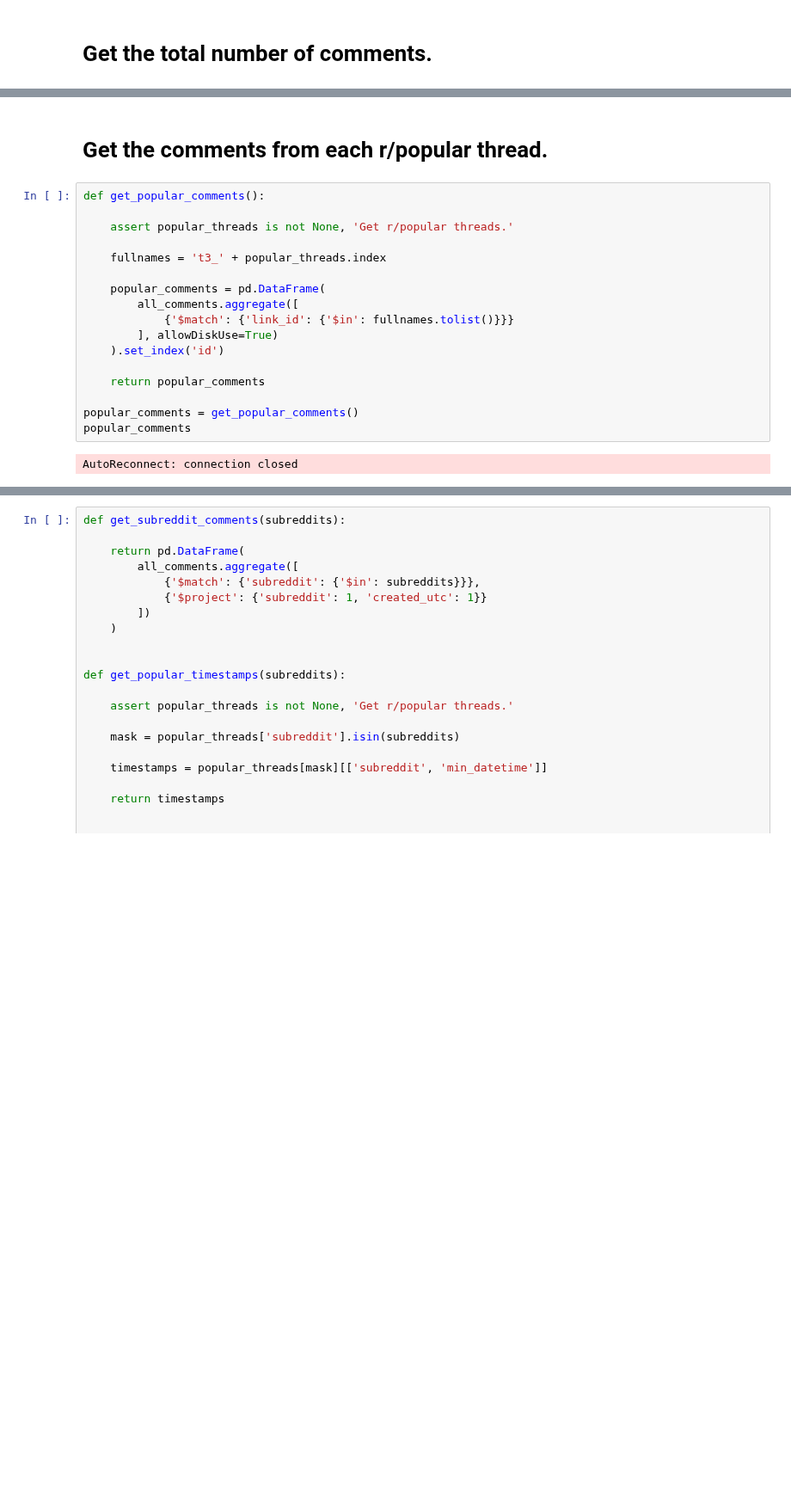
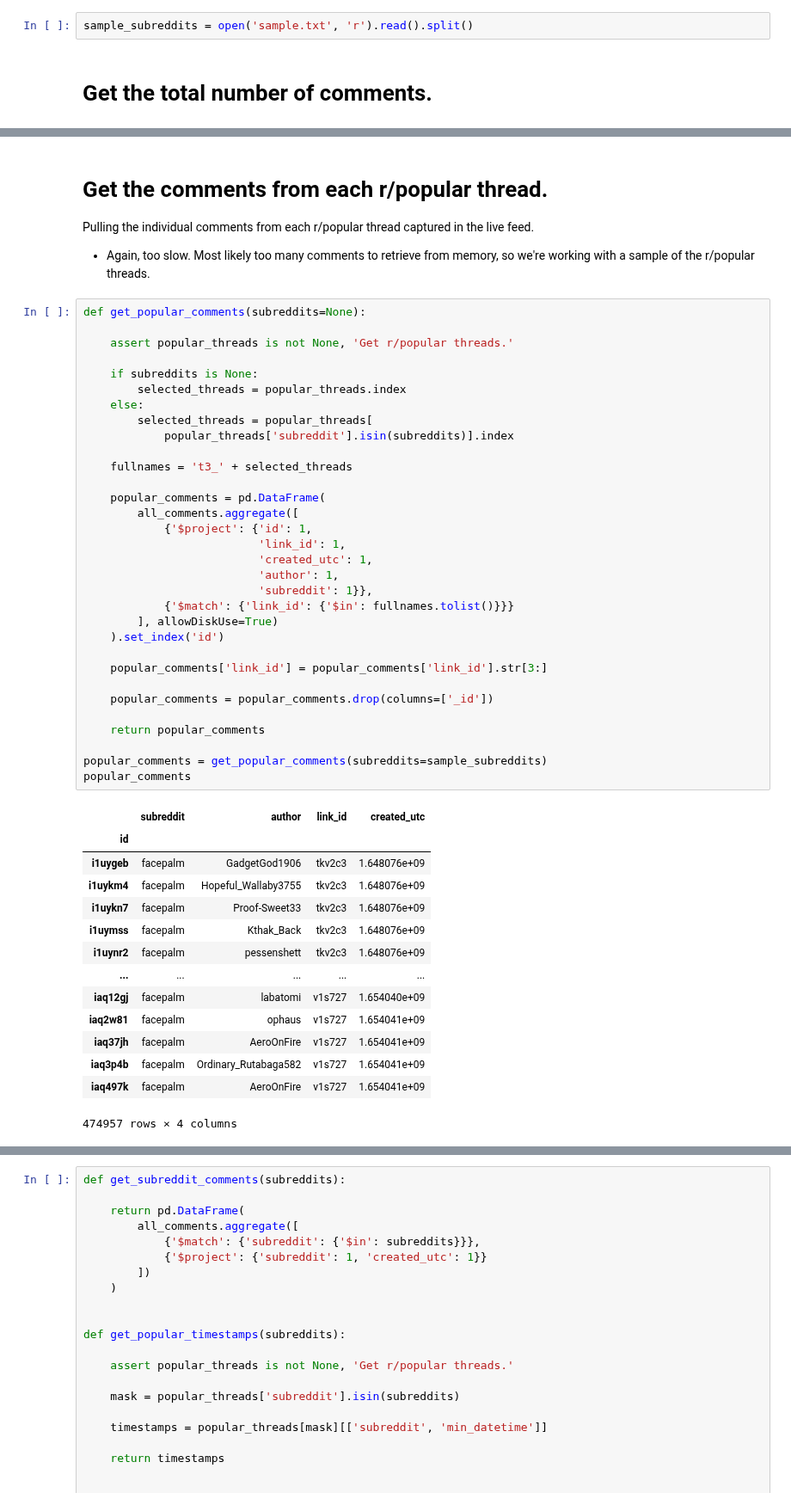
Before and after one commit to jackiec1998/resilient-communities, a Jupyter notebook: src/notebooks/replacement.ipynb, the cells around one changed output, grey strips where cells are left out. Shown at 86% size. Cells and saved outputs as stored; diff of their text form; blank space fills up the shorter version.

```diff
--- a/src/notebooks/replacement.ipynb
+++ b/src/notebooks/replacement.ipynb
@@ -35,3 +45,5 @@ ps_threads = client.pushshift_comments
+# %%
+sample_subreddits = open('sample.txt', 'r').read().split()
 # %% [markdown]
 # Get the total number of comments.
 # %%
@@ -124,21 +257,53 @@ popular_threads
 # %% [markdown]
 # Get the comments from each r/popular thread.
+
+Pulling the individual comments from each r/popular thread captured in the live feed.
+
+- Again, too slow. Most likely too many comments to retrieve from memory, so we're working with a sample of the r/popular threads.
 # %%
-def get_popular_comments():
+def get_popular_comments(subreddits=None):
 
     assert popular_threads is not None, 'Get r/popular threads.'
 
-    fullnames = 't3_' + popular_threads.index
+    if subreddits is None:
+        selected_threads = popular_threads.index
+    else:
+        selected_threads = popular_threads[
+            popular_threads['subreddit'].isin(subreddits)].index
+
+    fullnames = 't3_' + selected_threads
 
     popular_comments = pd.DataFrame(
         all_comments.aggregate([
+            {'$project': {'id': 1,
+                          'link_id': 1,
+                          'created_utc': 1,
+                          'author': 1,
+                          'subreddit': 1}},
             {'$match': {'link_id': {'$in': fullnames.tolist()}}}
         ], allowDiskUse=True)
     ).set_index('id')
 
+    popular_comments['link_id'] = popular_comments['link_id'].str[3:]
+
+    popular_comments = popular_comments.drop(columns=['_id'])
+
     return popular_comments
 
-popular_comments = get_popular_comments()
+popular_comments = get_popular_comments(subreddits=sample_subreddits)
 popular_comments
 # %% [output]
+|  | subreddit | author | link_id | created_utc |
+| id |  |  |  |  |
+| i1uygeb | facepalm | GadgetGod1906 | tkv2c3 | 1.648076e+09 |
+| i1uykm4 | facepalm | Hopeful_Wallaby3755 | tkv2c3 | 1.648076e+09 |
+| i1uykn7 | facepalm | Proof-Sweet33 | tkv2c3 | 1.648076e+09 |
+| i1uymss | facepalm | Kthak_Back | tkv2c3 | 1.648076e+09 |
+| i1uynr2 | facepalm | pessenshett | tkv2c3 | 1.648076e+09 |
+| ... | ... | ... | ... | ... |
+| iaq12gj | facepalm | labatomi | v1s727 | 1.654040e+09 |
+| iaq2w81 | facepalm | ophaus | v1s727 | 1.654041e+09 |
+| iaq37jh | facepalm | AeroOnFire | v1s727 | 1.654041e+09 |
+| iaq3p4b | facepalm | Ordinary_Rutabaga582 | v1s727 | 1.654041e+09 |
+| iaq497k | facepalm | AeroOnFire | v1s727 | 1.654041e+09 |
-AutoReconnect: connection closed
+474957 rows × 4 columns
```
Also changed, not shown: parts of 26 cells of this notebook, 6 other files.
